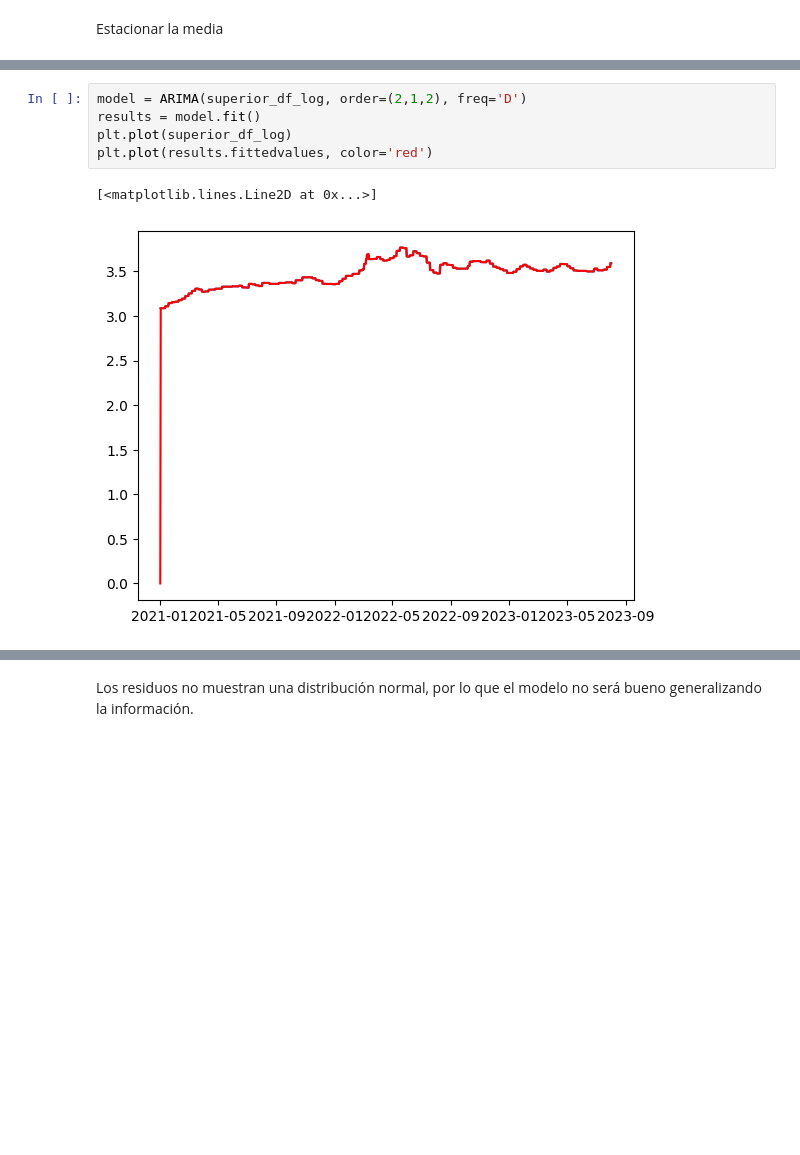
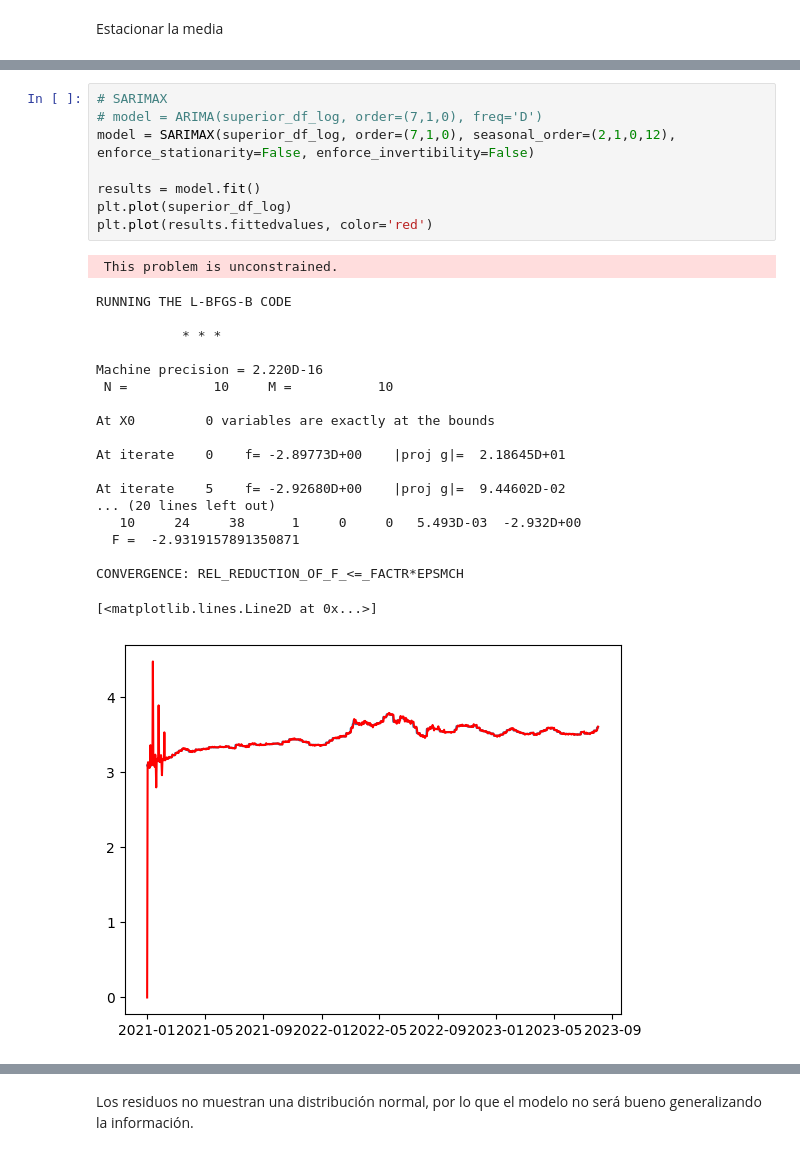
Before and after one commit to MGonza20/Lab2_DataScience, a Jupyter notebook: gasolina.ipynb, the cells around one changed output, grey strips where cells are left out. Cells and saved outputs as stored; diff of their text form; blank space fills up the shorter version.

Commit message:
Finished model

```diff
--- a/gasolina.ipynb
+++ b/gasolina.ipynb
@@ -205,11 +209,32 @@ Text(0.5, 1.0, 'Función de Autocorrelación')
 # %%
-model = ARIMA(superior_df_log, order=(2,1,2), freq='D')
+# SARIMAX
+# model = ARIMA(superior_df_log, order=(7,1,0), freq='D')
+model = SARIMAX(superior_df_log, order=(7,1,0), seasonal_order=(2,1,0,12), enforce_stationarity=False, enforce_invertibility=False)
+
 results = model.fit()
 plt.plot(superior_df_log)
 plt.plot(results.fittedvalues, color='red')
 # %% [output]
-[<matplotlib.lines.Line2D at 0x...>]
+ This problem is unconstrained.
+RUNNING THE L-BFGS-B CODE
+
+           * * *
+
+Machine precision = 2.220D-16
+ N =           10     M =           10
+
+At X0         0 variables are exactly at the bounds
+
+At iterate    0    f= -2.89773D+00    |proj g|=  2.18645D+01
+
+At iterate    5    f= -2.92680D+00    |proj g|=  9.44602D-02
+... (20 lines left out)
+   10     24     38      1     0     0   5.493D-03  -2.932D+00
+  F =  -2.9319157891350871
+
+CONVERGENCE: REL_REDUCTION_OF_F_<=_FACTR*EPSMCH
+[<matplotlib.lines.Line2D at 0x...>]
-[figure, old version]
+[figure, new version]
 # %%
 results.plot_diagnostics()
 # %% [output]
```
Also changed, not shown: parts of 16 cells of this notebook.
